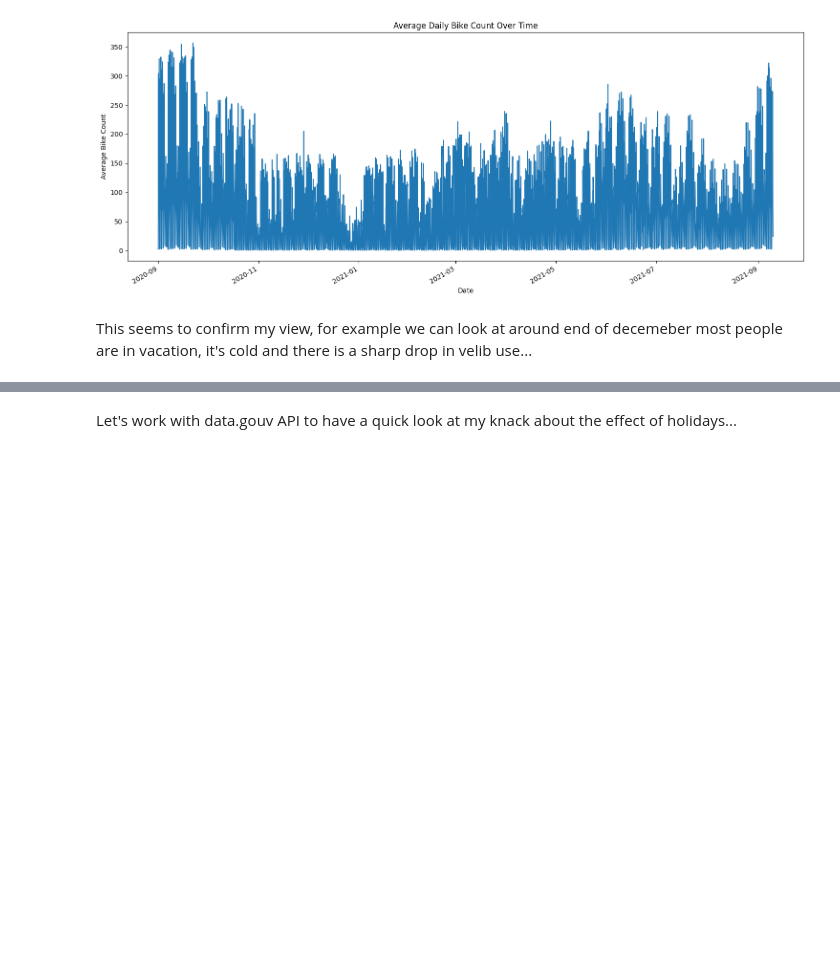
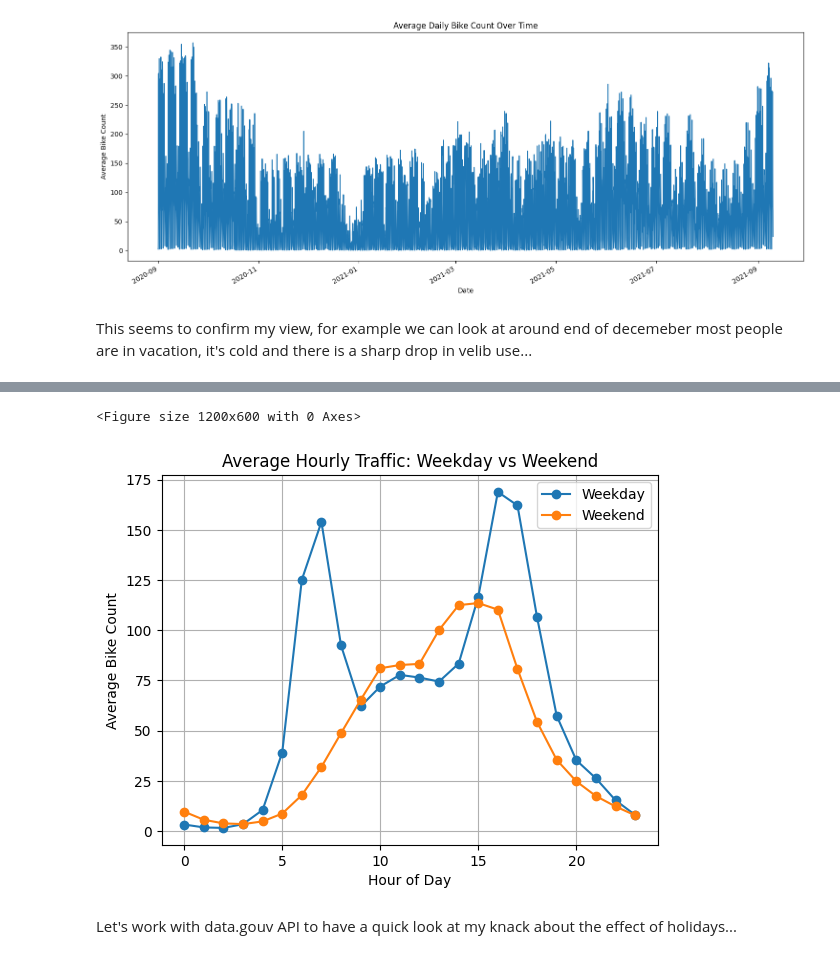
Before and after one commit to alexandreblivet/bike_counters_ac_team, a Jupyter notebook: methodology_notebook.ipynb, the cells around one changed output, grey strips where cells are left out. Drawn from its saved outputs; the diff is of its cells as text; code cells hidden in the pictures; blank space fills up the shorter version.

```diff
--- a/methodology_notebook.ipynb
+++ b/methodology_notebook.ipynb
@@ -145,3 +142,18 @@ Requirement already satisfied: certifi>=2017.4.17 in c:\users\alexa\documents\co
+# %%
+
+# 4. Daily Patterns
+hourly_traffic = df.groupby(['hour', 'is_weekend'])['bike_count'].mean().unstack()
+plt.figure(figsize=(12, 6))
+hourly_traffic.plot(marker='o')
+plt.title('Average Hourly Traffic: Weekday vs Weekend')
+plt.xlabel('Hour of Day')
+plt.ylabel('Average Bike Count')
+plt.legend(['Weekday', 'Weekend'])
+plt.grid(True)
+plt.show()
+# %% [output]
+<Figure size 1200x600 with 0 Axes>
+[figure, added]
 # %% [markdown]
 Let's work with data.gouv API to have a quick look at my knack about the effect of holidays...
 # %%
```
Also changed, not shown: parts of 20 cells of this notebook.
